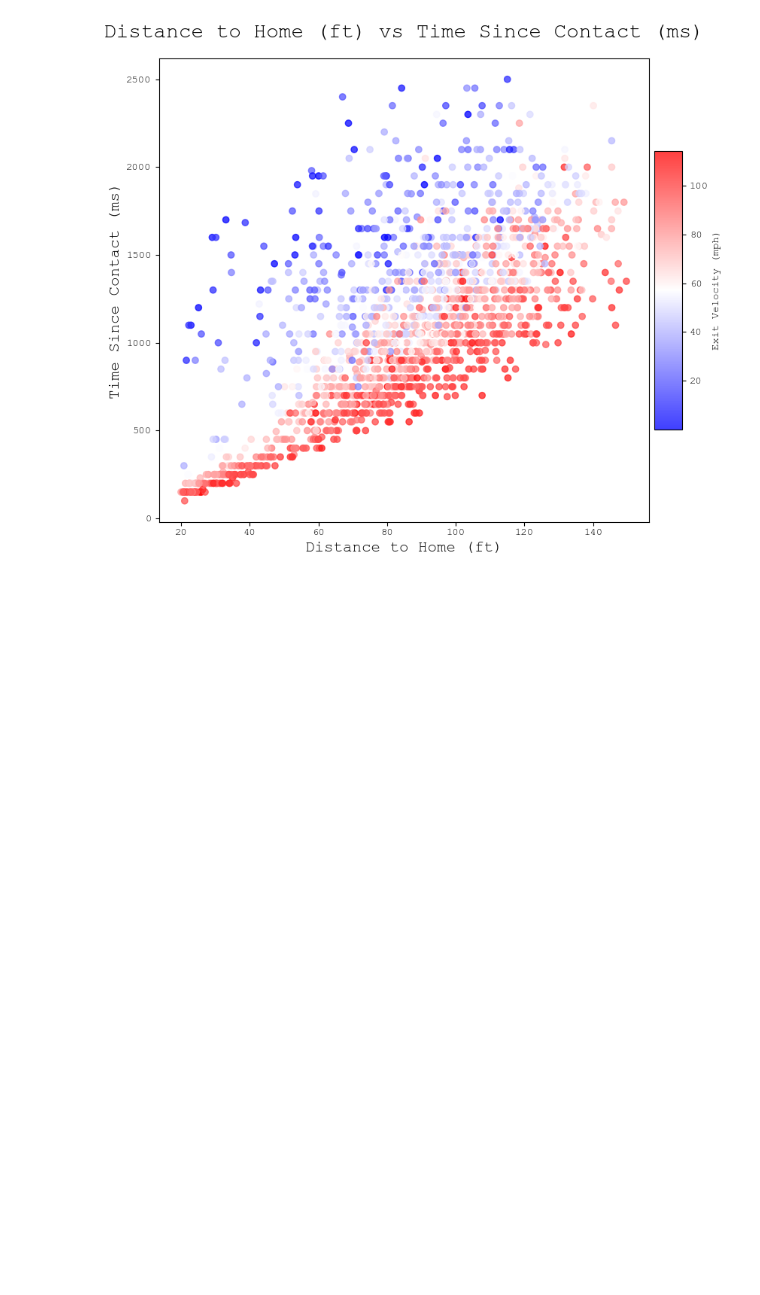
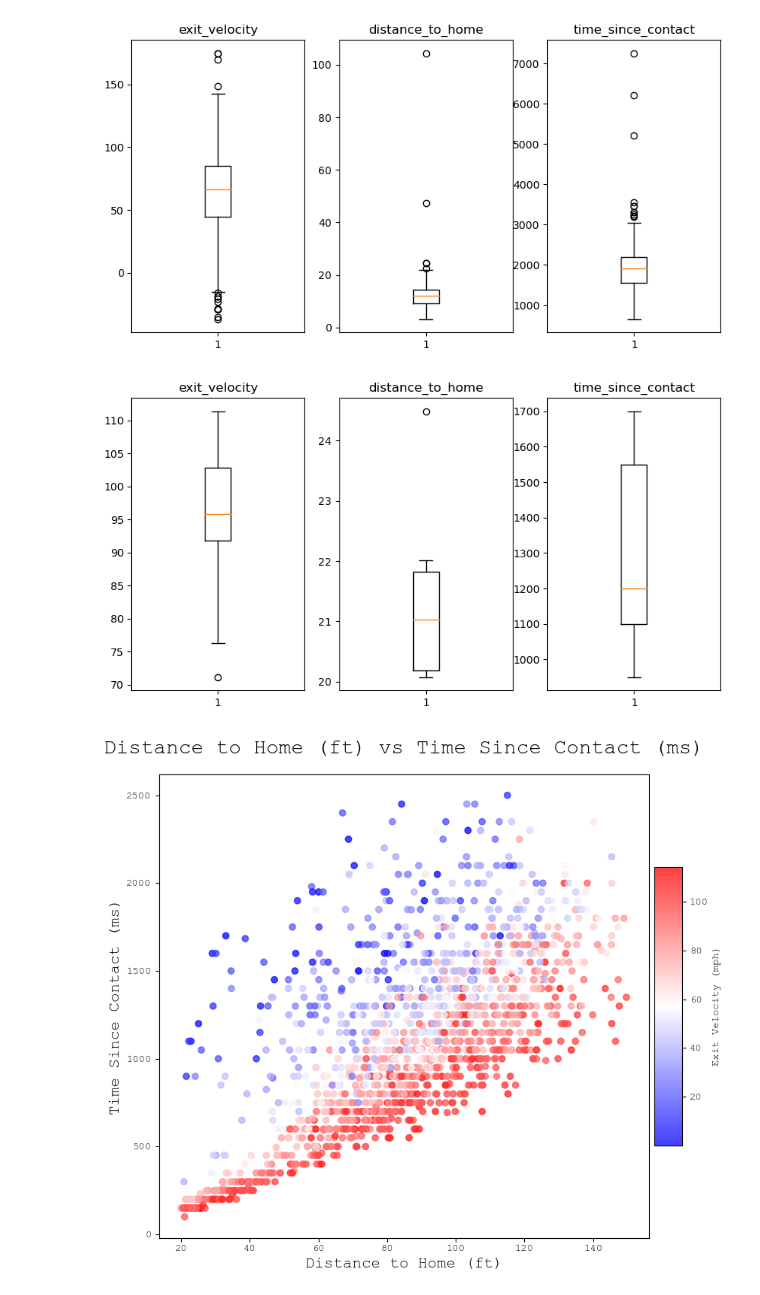
Before and after one commit to Ethan-Park57/smt-data-challenge, a Jupyter notebook: notebook/factors/ball_time.ipynb, the cells around one changed output. Cells and saved outputs as stored; diff of their text form; code cells hidden in the pictures; blank space fills up the shorter version.

```diff
--- a/notebook/factors/ball_time.ipynb
+++ b/notebook/factors/ball_time.ipynb
@@ -182,3 +224,26 @@ max       114.278929        149.664082         2500.000000
+# %%
+# Boxplot of gb_ball_pos_df_2, eliminte outlires with 1.5IQR, another boxplot.
+feature_box_plot(gb_ball_pos_df_2)
+
+# Remove any points who exit velocity < 0 and exit velocity > 115
+gb_ball_pos_df_2 = gb_ball_pos_df_2[(gb_ball_pos_df_2['exit_velocity'] > 0) & (gb_ball_pos_df_2['exit_velocity'] < 115)]
+
+# # Remove points that bounced at a distance > 180
+gb_ball_pos_df_2 = gb_ball_pos_df_2[gb_ball_pos_df_2['distance_to_home'] < 150]
+# # Remove points that bounced at a distance < 10
+gb_ball_pos_df_2 = gb_ball_pos_df_2[gb_ball_pos_df_2['distance_to_home'] > 20]
+
+# Remove points that are outside 1.5 IQR
+q1 = gb_ball_pos_df_2.quantile(0.25)
+q3 = gb_ball_pos_df_2.quantile(0.75)
+
+iqr = q3 - q1
+gb_ball_pos_df_2 = gb_ball_pos_df_2[~((gb_ball_pos_df_2 < (q1 - 1.5 * iqr)) |(gb_ball_pos_df_2 > (q3 + 1.5 * iqr))).any(axis=1)]
+
+feature_box_plot(gb_ball_pos_df_2)
+# %% [output]
+[figure, added]
+[figure, added]
 # %%
 font = {
     'family': 'courier new',
```
Also changed, not shown: parts of 7 cells of this notebook, 29 other files.
